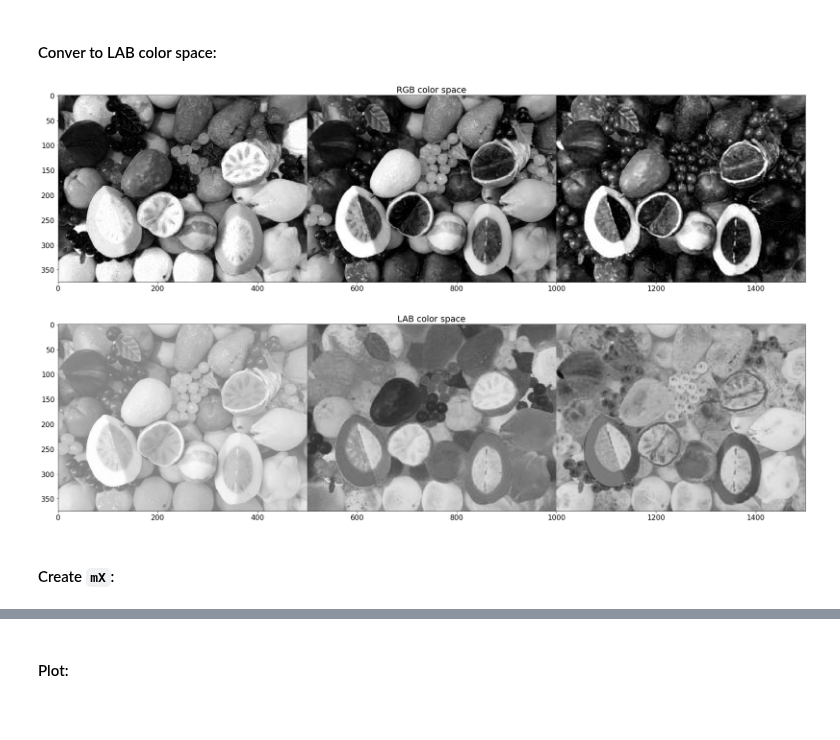
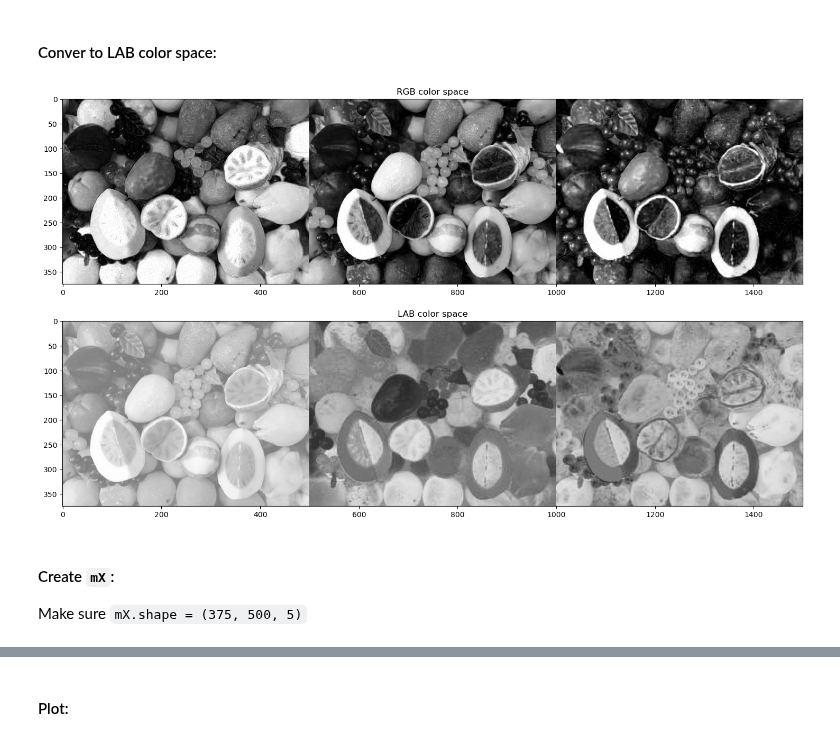
Before and after one commit to FixelAlgorithmsTeam/FixelCourses, a Jupyter notebook: MachineLearningMethod/16_ParametricClustering/MainKMeans.ipynb, the cells around one changed output, grey strips where cells are left out. Drawn from its saved outputs; the diff is of its cells as text; code cells hidden in the pictures; blank space fills up the shorter version.

```diff
--- a/MachineLearningMethod/16_ParametricClustering/MainKMeans.ipynb
+++ b/MachineLearningMethod/16_ParametricClustering/MainKMeans.ipynb
@@ -174,19 +173,16 @@ mI.shape
 # %%
 from skimage import color
 
 mLAB = color.rgb2lab(mI)
-plt.figure(figsize=(30, 10))
-plt.imshow(np.c_[mI[:,:,0], mI[:,:,1], mI[:,:,2]], cmap='gray')
-plt.title ('RGB color space')
 
-plt.figure(figsize=(30, 10))
-plt.imshow(np.c_[mLAB[:,:,0], mLAB[:,:,1], mLAB[:,:,2]], cmap='gray')
-plt.title ('LAB color space')
-plt.show  ()
+_, ax = plt.subplots(2, 1, figsize=(20, 10))
+ax[0].imshow(np.c_[mI  [:,:,0], mI  [:,:,1], mI  [:,:,2]], cmap='gray'); ax[0].set_title('RGB color space')
+ax[1].imshow(np.c_[mLAB[:,:,0], mLAB[:,:,1], mLAB[:,:,2]], cmap='gray'); ax[1].set_title('LAB color space')
+plt.show    ()
 # %% [output]
-[figure, old version]
+[figure, new version]
-[figure, removed]
 # %% [markdown]
 #### Create `mX`:
+Make sure `mX.shape = (375, 500, 5)`
 # %%
 height, width, _ = mI.shape
```
Also changed, not shown: parts of 13 cells of this notebook, 8 other files.
